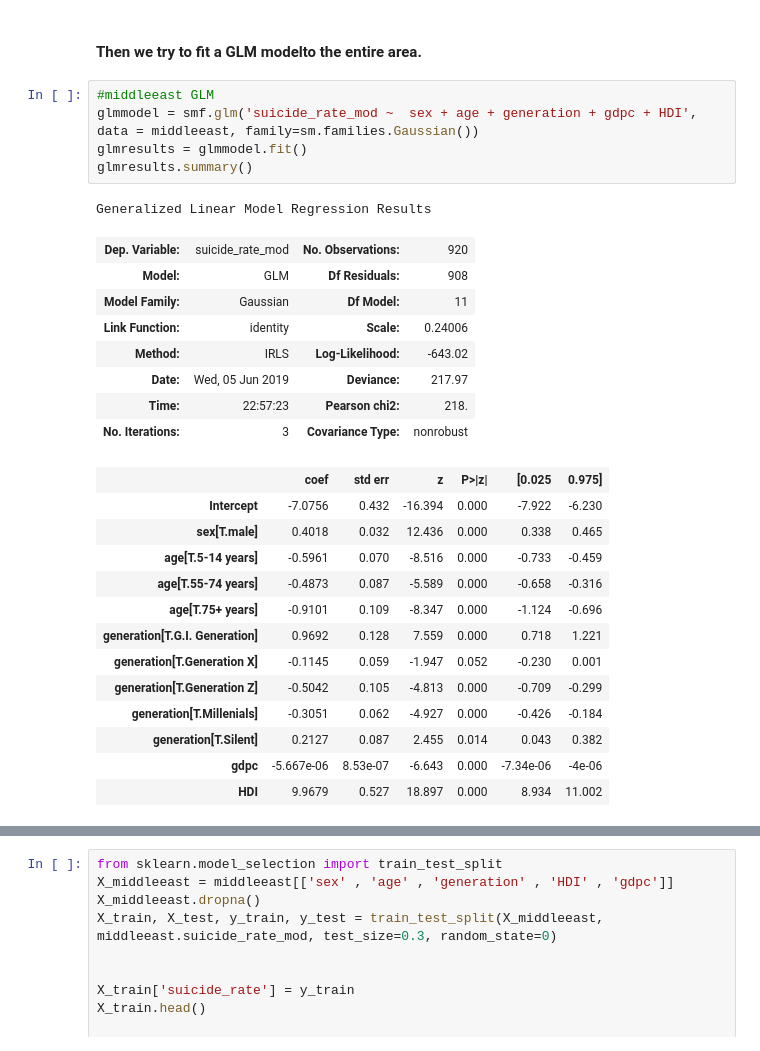
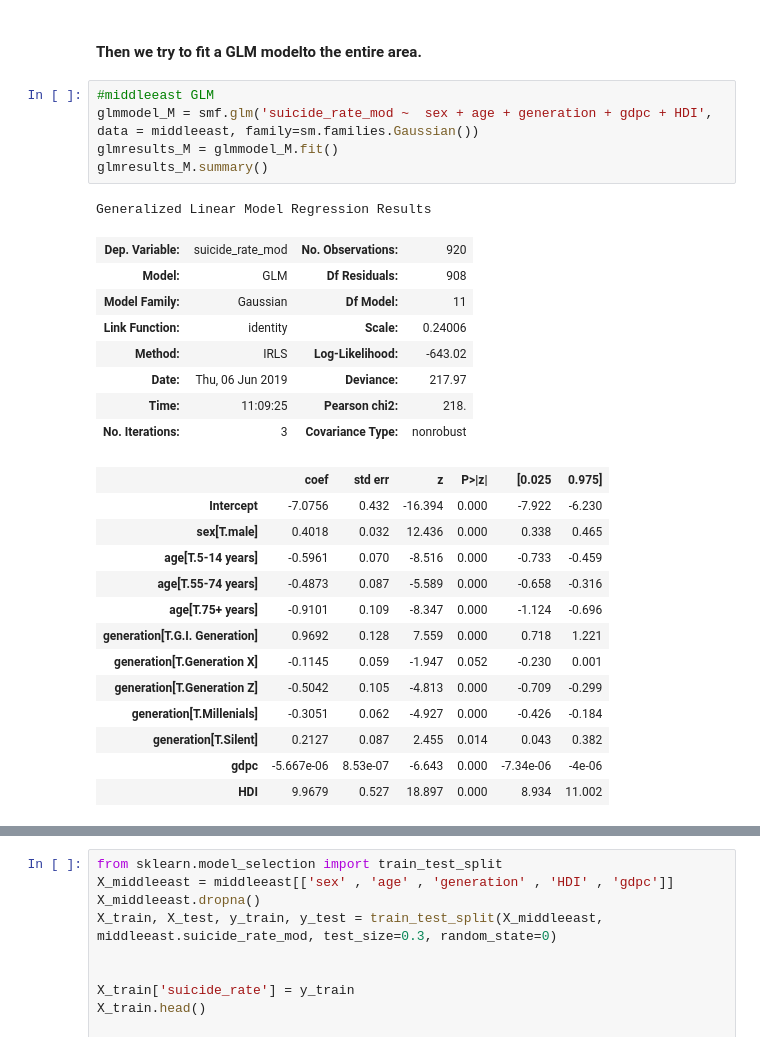
Before and after one commit to sophiazhou97/131-project, a Jupyter notebook: 6.5_131project.ipynb, the cells around one changed output, grey strips where cells are left out. Saved outputs shown, nothing was run; the diff lists cells and outputs as text.

```diff
--- a/6.5_131project.ipynb
+++ b/6.5_131project.ipynb
@@ -594,18 +600,18 @@ Middle East OLS analysis:
 #### Then we try to fit a GLM modelto the entire area.
 # %%
 #middleeast GLM
-glmmodel = smf.glm('suicide_rate_mod ~  sex + age + generation + gdpc + HDI', data = middleeast, family=sm.families.Gaussian())
-glmresults = glmmodel.fit()
-glmresults.summary()
+glmmodel_M = smf.glm('suicide_rate_mod ~  sex + age + generation + gdpc + HDI', data = middleeast, family=sm.families.Gaussian())
+glmresults_M = glmmodel_M.fit()
+glmresults_M.summary()
 # %% [output]
 Generalized Linear Model Regression Results
 | Dep. Variable: | suicide_rate_mod | No. Observations: | 920 |
 | Model: | GLM | Df Residuals: | 908 |
 | Model Family: | Gaussian | Df Model: | 11 |
 | Link Function: | identity | Scale: | 0.24006 |
 | Method: | IRLS | Log-Likelihood: | -643.02 |
-| Date: | Wed, 05 Jun 2019 | Deviance: | 217.97 |
-| Time: | 22:57:23 | Pearson chi2: | 218. |
+| Date: | Thu, 06 Jun 2019 | Deviance: | 217.97 |
+| Time: | 11:09:25 | Pearson chi2: | 218. |
 | No. Iterations: | 3 | Covariance Type: | nonrobust |
 |  | coef | std err | z | P>|z| | [0.025 | 0.975] |
 | Intercept | -7.0756 | 0.432 | -16.394 | 0.000 | -7.922 | -6.230 |
```
Also changed, not shown: parts of 13 cells of this notebook.
